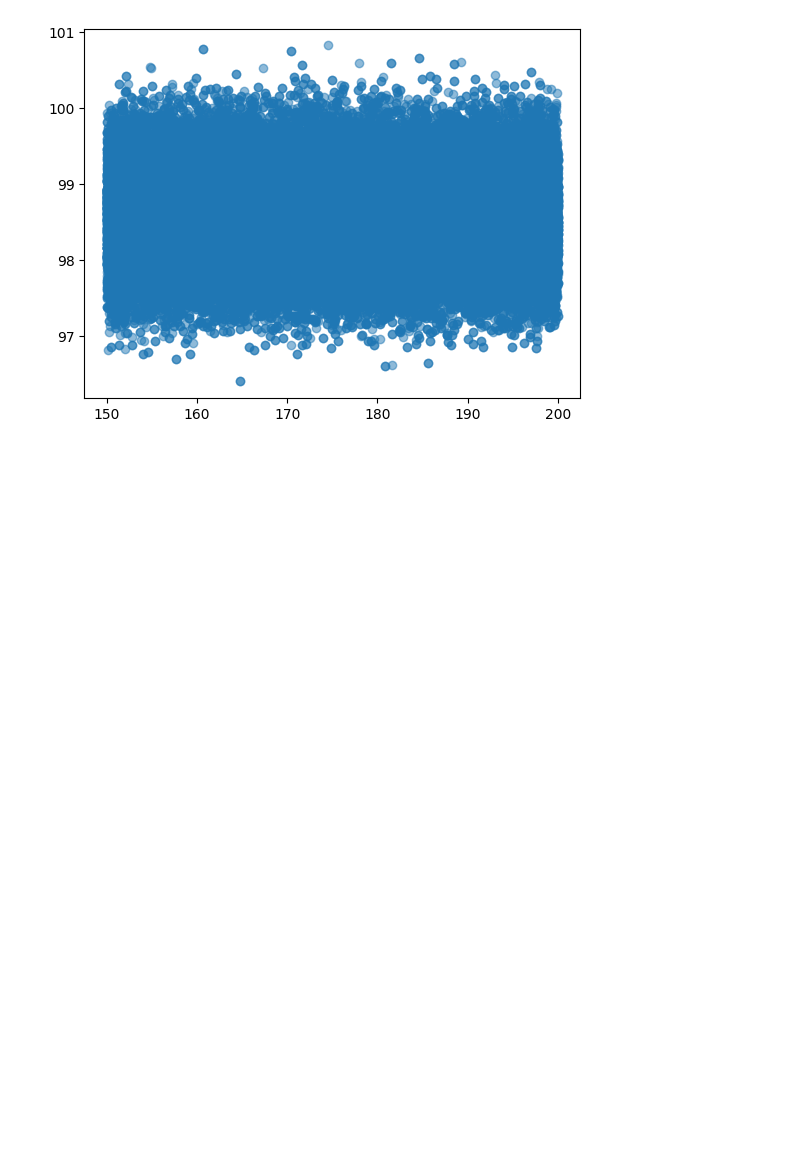
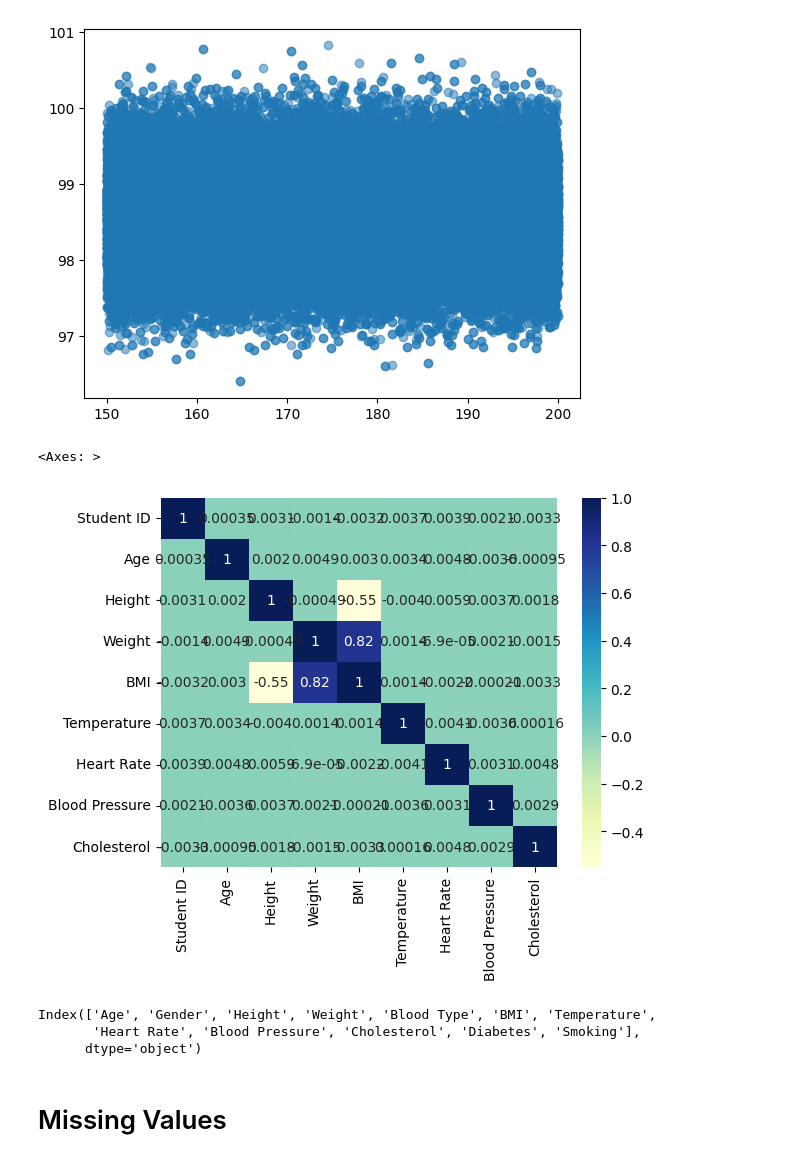
Before and after one commit to PetarKalinovski/MissingValuesTest, a Jupyter notebook: proba.ipynb, the cells around one changed output. Saved outputs shown, nothing was run; the diff lists cells and outputs as text; code cells hidden in the pictures; blank space fills up the shorter version.

Commit message:
corr matrix

```diff
--- a/proba.ipynb
+++ b/proba.ipynb
@@ -59,3 +41,10 @@ plt.scatter(x=x,y=y,alpha=0.5)
 # %% [output]
 <matplotlib.collections.PathCollection at 0x...>
 [figure]
+# %%
+co_mtx = df.corr(numeric_only=True)
+# %%
+sns.heatmap(co_mtx, cmap="YlGnBu", annot=True)
+# %% [output]
+<Axes: >
+[figure, added]
@@ -61,0 +53,8 @@ plt.scatter(x=x,y=y,alpha=0.5)
+# %%
+df
+# %% [output]
+Index(['Age', 'Gender', 'Height', 'Weight', 'Blood Type', 'BMI', 'Temperature',
+       'Heart Rate', 'Blood Pressure', 'Cholesterol', 'Diabetes', 'Smoking'],
+      dtype='object')
+# %% [markdown]
+# Missing Values
```
Also changed, not shown: parts of 11 cells of this notebook.
